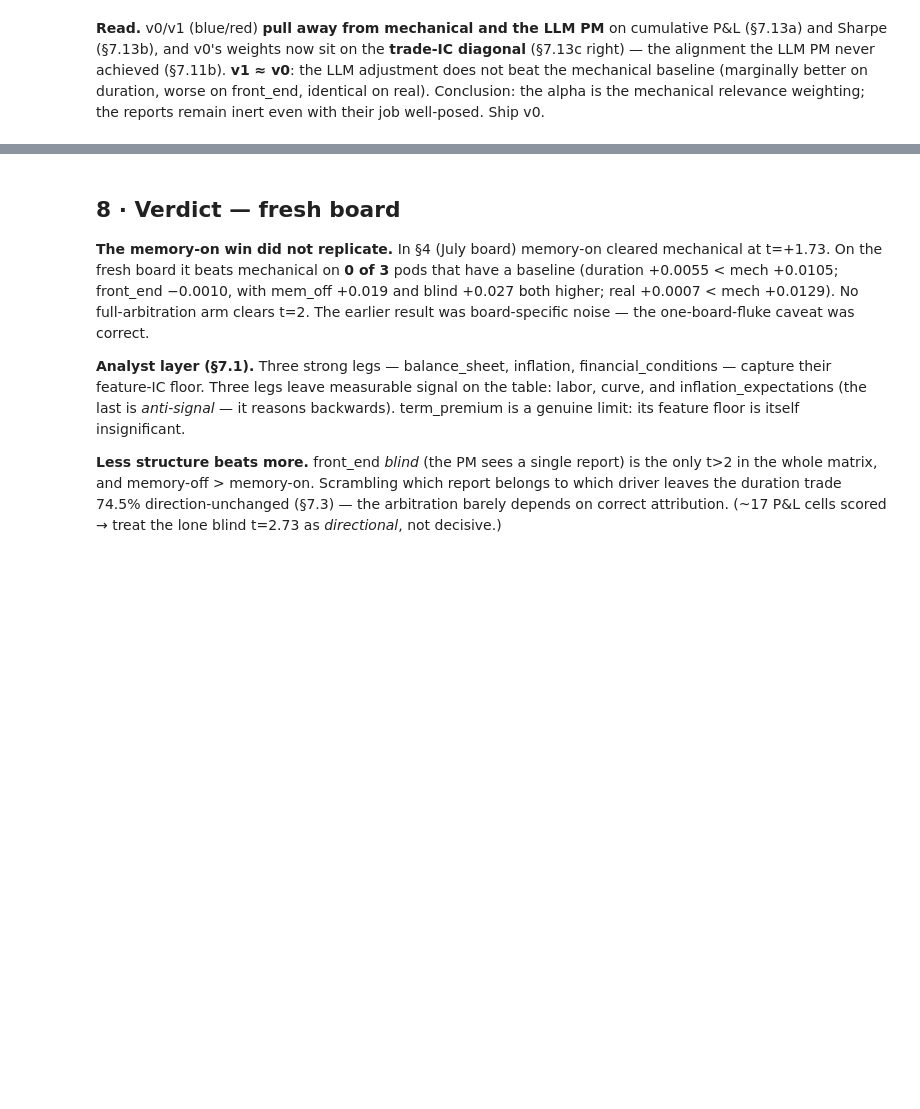
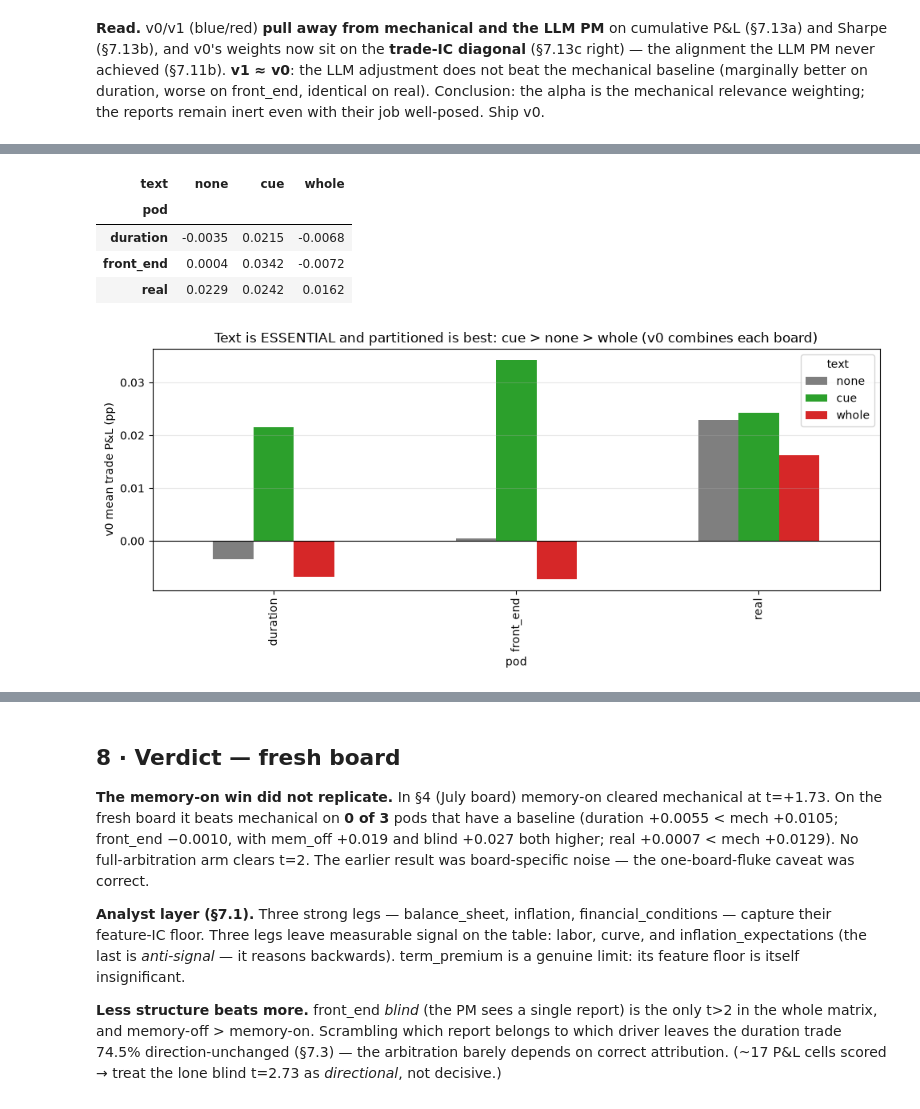
Before and after one commit to charishma005/Blackrock_UCB_MFE_Industry_Project, a Jupyter notebook: notebooks/pm_trade_evaluation.ipynb, the cells around one changed output, grey strips where cells are left out. Cells and saved outputs as stored; diff of their text form; code cells hidden in the pictures; blank space fills up the shorter version.

```diff
--- a/notebooks/pm_trade_evaluation.ipynb
+++ b/notebooks/pm_trade_evaluation.ipynb
@@ -1054,0 +1061,25 @@ fig.suptitle('v0 weights sit on the TRADE-IC diagonal (right) — the fix the LL
+# %%
+# §7.14 · v0 trade P&L by board text-mode (end-to-end).
+TRADING = ['duration', 'front_end', 'real']
+boards = [('none', '{p}_rel_ic_none'), ('cue', '{p}_rel_ic'), ('whole', '{p}_rel_ic_whole')]
+rows = []
+for pod in TRADING:
+    p = build_pm(pod, None); inst = list(p.trade_config['universe']); macro = load_bundle(inst)
+    for name, tmpl in boards:
+        tr = load_trades(f'../reports/pm/{tmpl.format(p=pod)}.jsonl', p.trade_config)
+        sc = score_trades(yield_pnl(tr, macro, inst, freq=p.clock_freq), tr['conviction'])
+        rows.append({'pod': pod, 'text': name, 'mean_pnl': sc['mean'], 't': round(sc['t_stat'], 2)})
+txt = pd.DataFrame(rows)
+piv = txt.pivot(index='pod', columns='text', values='mean_pnl')[['none', 'cue', 'whole']].reindex(TRADING)
+ax = piv.plot.bar(figsize=(10, 4.5), color=['tab:gray', 'tab:green', 'tab:red']); ax.axhline(0, color='k', lw=.8)
+ax.set_ylabel('v0 mean trade P&L (pp)'); ax.grid(axis='y', alpha=.3)
+ax.set_title('Text is ESSENTIAL and partitioned is best: cue > none > whole (v0 combines each board)')
+plt.tight_layout()
+txt.pivot(index='pod', columns='text', values='mean_pnl')[['none', 'cue', 'whole']].round(4).reindex(TRADING)
+# %% [output]
+| text | none | cue | whole |
+| pod |  |  |  |
+| duration | -0.0035 | 0.0215 | -0.0068 |
+| front_end | 0.0004 | 0.0342 | -0.0072 |
+| real | 0.0229 | 0.0242 | 0.0162 |
+[figure, added]
```
Also changed, not shown: parts of 2 cells of this notebook, 37 other files.
